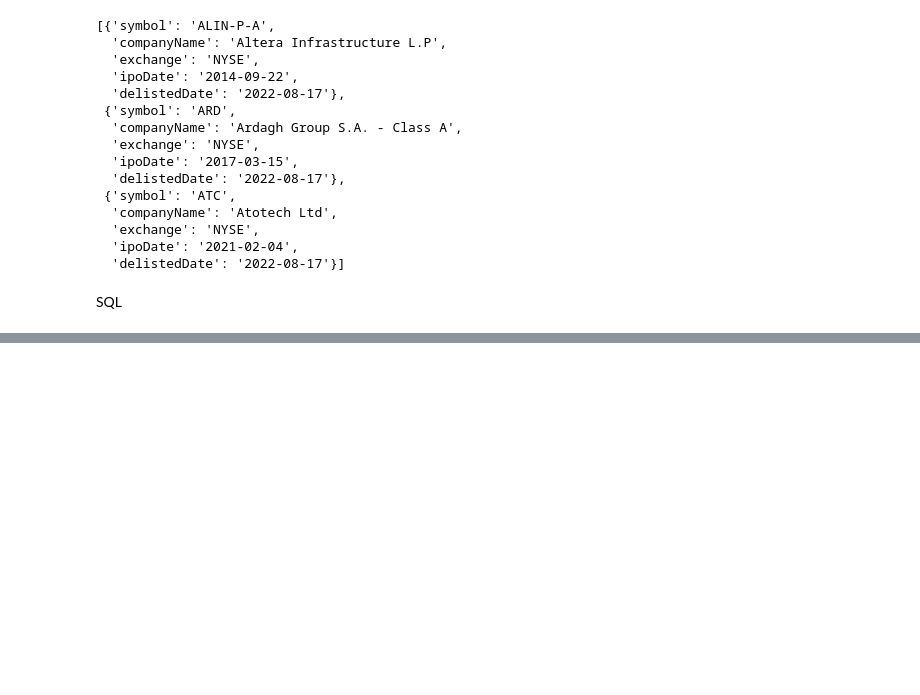
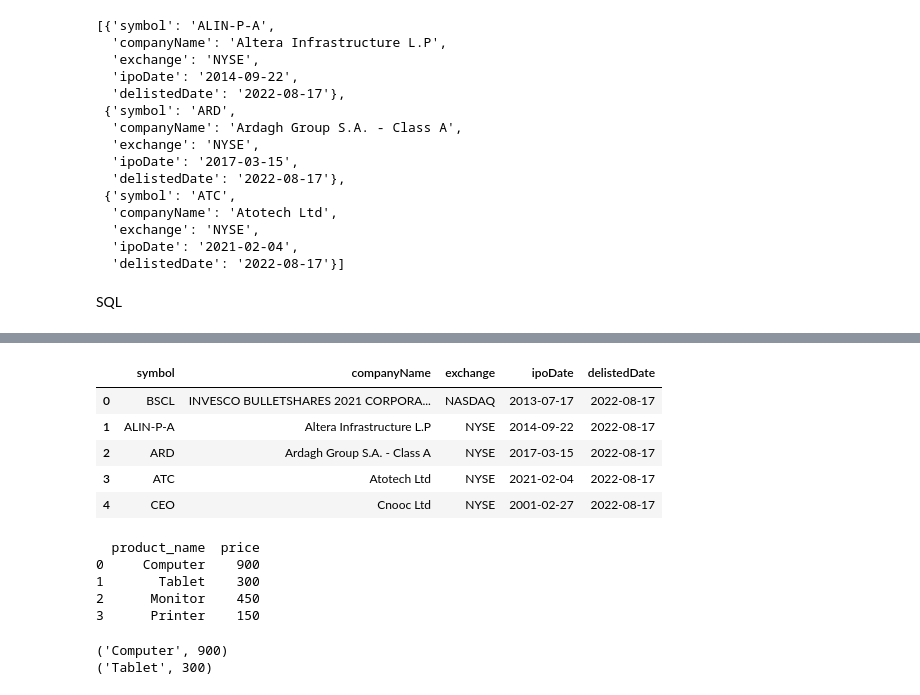
Before and after one commit to kenpurin/FMP_API, a Jupyter notebook: code_de_for_FMP.ipynb, the cells around one changed output, grey strips where cells are left out. Drawn from its saved outputs; the diff is of its cells as text; code cells hidden in the pictures; blank space fills up the shorter version.

```diff
--- a/code_de_for_FMP.ipynb
+++ b/code_de_for_FMP.ipynb
@@ -162,0 +168,54 @@ DatabaseError: ignored
+# %%
+limit=10
+data_dc=fmpsdk.delisted_companies(apikey=apikey, limit=limit)
+
+df_dc = pd.json_normalize(data_dc)
+df_dc.head(10)
+# %% [output]
+|  | symbol | companyName | exchange | ipoDate | delistedDate |
+| 0 | BSCL | INVESCO BULLETSHARES 2021 CORPORA... | NASDAQ | 2013-07-17 | 2022-08-17 |
+| 1 | ALIN-P-A | Altera Infrastructure L.P | NYSE | 2014-09-22 | 2022-08-17 |
+| 2 | ARD | Ardagh Group S.A. - Class A | NYSE | 2017-03-15 | 2022-08-17 |
+| 3 | ATC | Atotech Ltd | NYSE | 2021-02-04 | 2022-08-17 |
+| 4 | CEO | Cnooc Ltd | NYSE | 2001-02-27 | 2022-08-17 |
+# %%
+import pandas as pd
+
+data = {'product_name': ['Computer','Tablet','Monitor','Printer'],
+        'price': [900,300,450,150]
+        }
+
+df = pd.DataFrame(data, columns= ['product_name','price'])
+print (df)
+# %% [output]
+  product_name  price
+0     Computer    900
+1       Tablet    300
+2      Monitor    450
+3      Printer    150
+# %%
+import pandas as pd
+import sqlite3
+
+conn = sqlite3.connect('test_database')
+c = conn.cursor()
+
+c.execute('CREATE TABLE IF NOT EXISTS products (product_name text, price number)')
+conn.commit()
+
+data = {'product_name': ['Computer','Tablet','Monitor','Printer'],
+        'price': [900,300,450,150]
+        }
+
+df = pd.DataFrame(data, columns= ['product_name','price'])
+df.to_sql('products', conn, if_exists='replace', index = False)
+
+c.execute('''
+SELECT * FROM products WHERE price=900 or price=300
+          ''')
+
+for row in c.fetchall():
+    print (row)
+# %% [output]
+('Computer', 900)
+('Tablet', 300)
```
Also changed, not shown: parts of 6 cells of this notebook.
